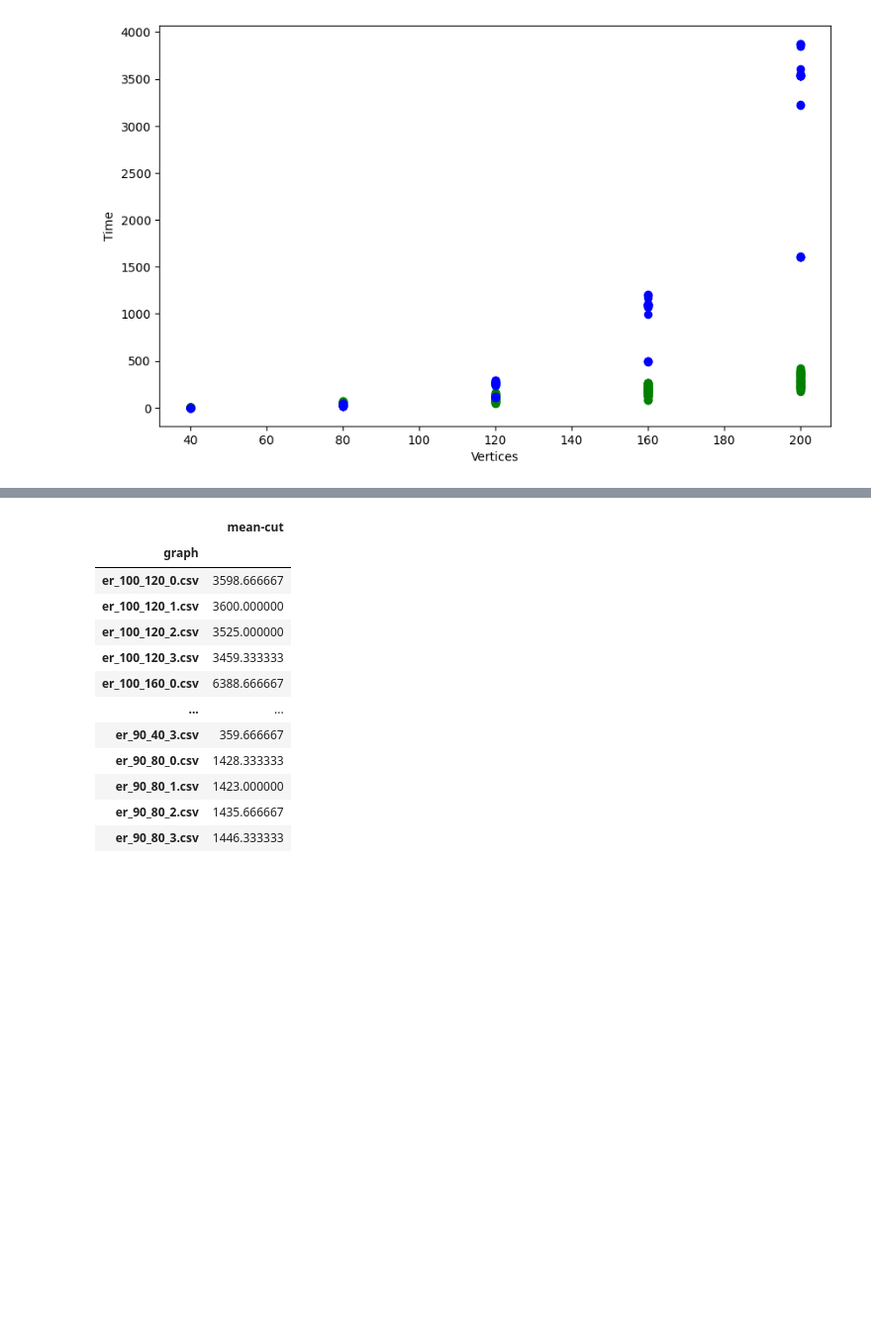
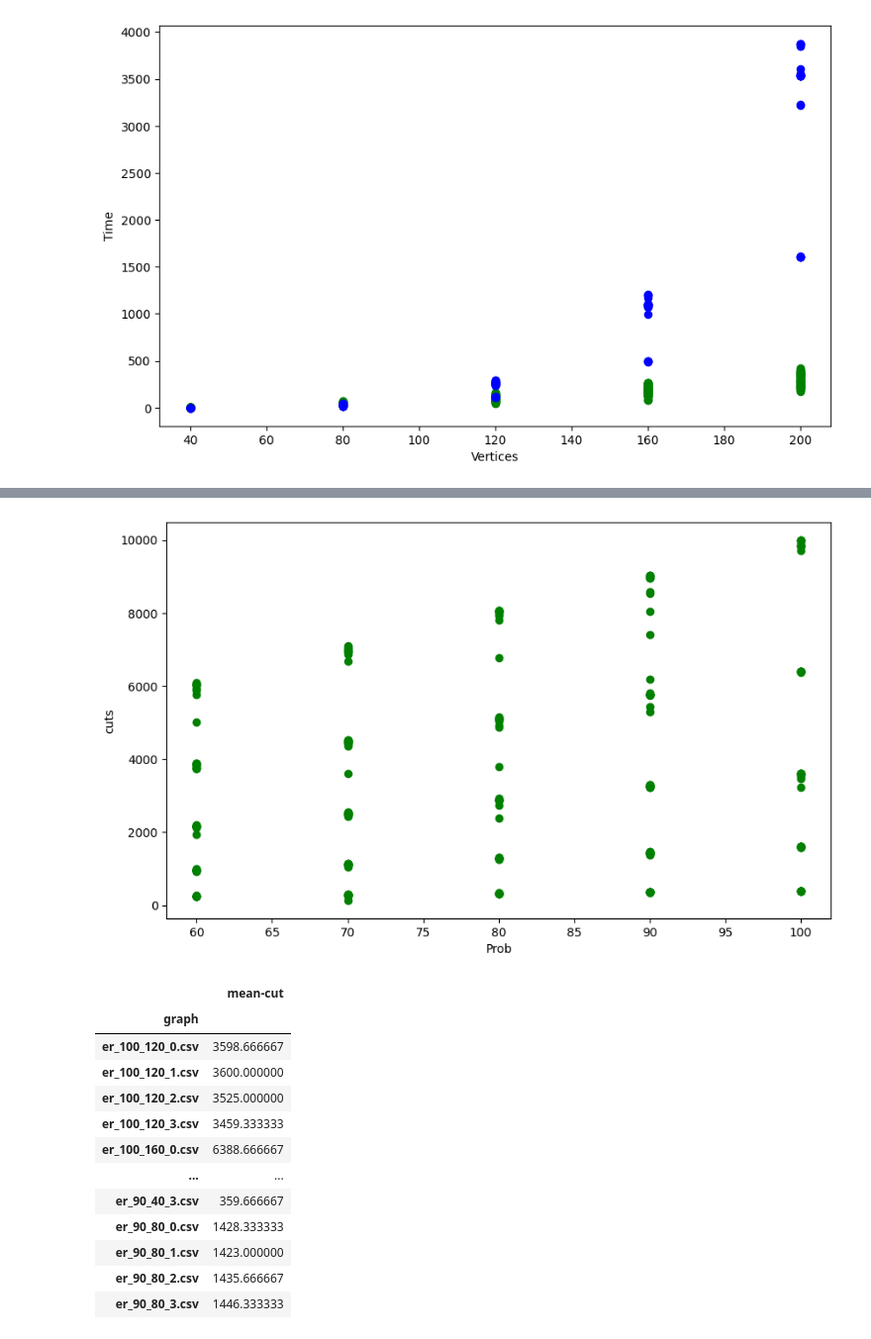
Before and after one commit to pauloaviana/ndde_project, a Jupyter notebook: statistics/data_analysis/gecco_analysis.ipynb, the cells around one changed output, grey strips where cells are left out. Shown at 99% size. Cells and saved outputs as stored; diff of their text form; code cells hidden in the pictures; blank space fills up the shorter version.

```diff
--- a/statistics/data_analysis/gecco_analysis.ipynb
+++ b/statistics/data_analysis/gecco_analysis.ipynb
@@ -111,3 +114,11 @@ df
+# %%
+fig, ax = plt.subplots(figsize=(10, 6))
+ax.scatter(x = df['Prob'], y = df['cuts'], color='g')
+plt.xlabel("Prob")
+plt.ylabel("cuts")
+plt.show()
+# %% [output]
+[figure, added]
 # %%
 df_mean = df[["cuts", "graph"]].groupby("graph").mean()
 # %%
```
Also changed, not shown: parts of 12 cells of this notebook.
